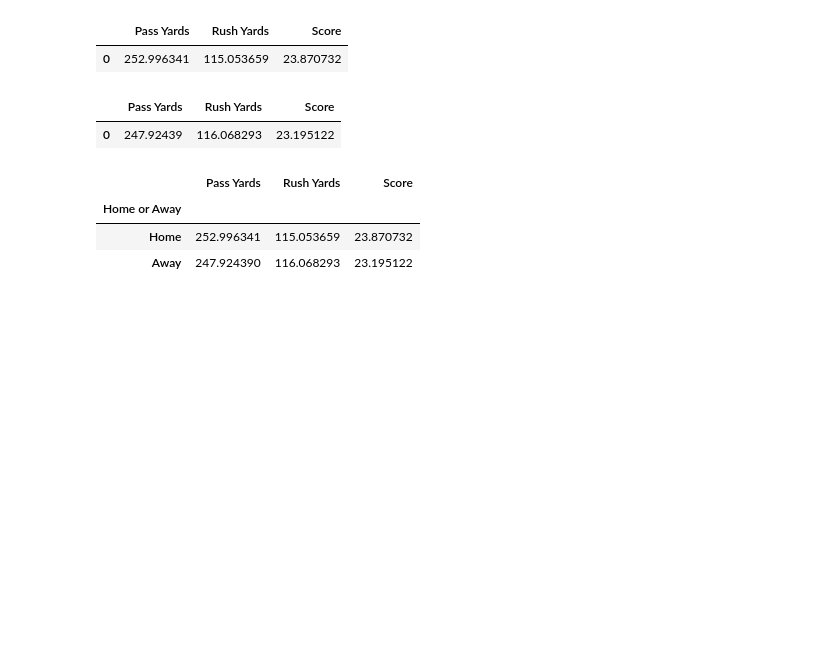
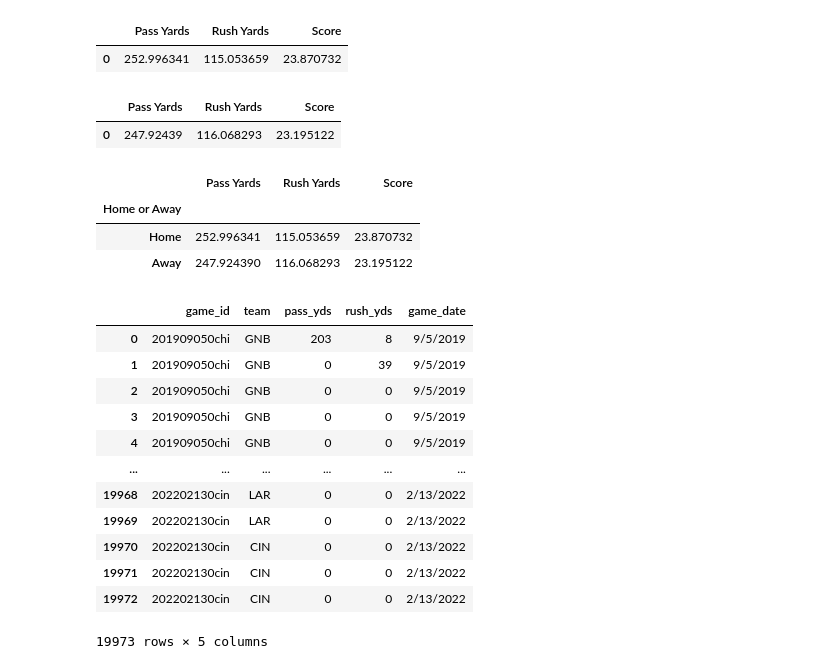
Before and after one commit to DevonNoer/Project-1-Football-Stats, a Jupyter notebook: Project 1/Code/cleaning.ipynb, the cells around one changed output. Cells and saved outputs as stored; diff of their text form; code cells hidden in the pictures; blank space fills up the shorter version.

```diff
--- a/Project 1/Code/cleaning.ipynb
+++ b/Project 1/Code/cleaning.ipynb
@@ -436,3 +436,20 @@ home_away_merged_df
 # %%
 #Outputing df to csv
 home_away_merged_df.to_csv("../Output/Home_Away_Avg.csv")
+# %%
+nfc_north_df = sports_data_df[["game_id", "team", "pass_yds", "rush_yds", "game_date"]]
+nfc_north_df
+# %% [output]
+|  | game_id | team | pass_yds | rush_yds | game_date |
+| 0 | 201909050chi | GNB | 203 | 8 | 9/5/2019 |
+| 1 | 201909050chi | GNB | 0 | 39 | 9/5/2019 |
+| 2 | 201909050chi | GNB | 0 | 0 | 9/5/2019 |
+| 3 | 201909050chi | GNB | 0 | 0 | 9/5/2019 |
+| 4 | 201909050chi | GNB | 0 | 0 | 9/5/2019 |
+| ... | ... | ... | ... | ... | ... |
+| 19968 | 202202130cin | LAR | 0 | 0 | 2/13/2022 |
+| 19969 | 202202130cin | LAR | 0 | 0 | 2/13/2022 |
+| 19970 | 202202130cin | CIN | 0 | 0 | 2/13/2022 |
+| 19971 | 202202130cin | CIN | 0 | 0 | 2/13/2022 |
+| 19972 | 202202130cin | CIN | 0 | 0 | 2/13/2022 |
+19973 rows × 5 columns
```
Also changed, not shown: parts of 17 cells of this notebook, 4 other files.
